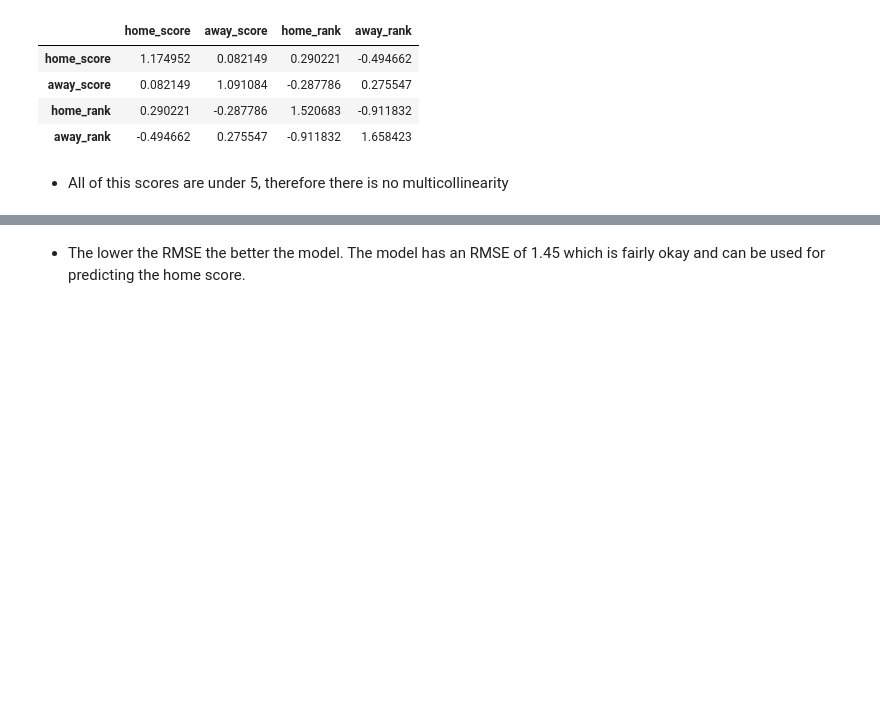
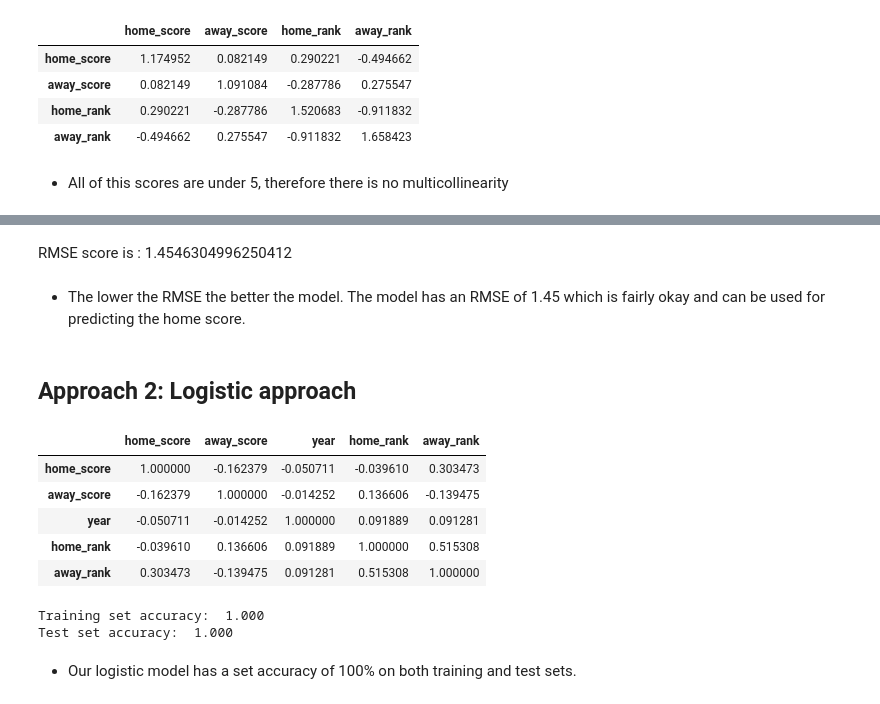
Before and after one commit to WinnieAnyoso/Football_prediction, a Jupyter notebook: Moringa_Data_Science_Core_W6_Independent_Project_2020_07_Winnie_Anyoso_Python.ipynb, the cells around one changed output, grey strips where cells are left out. Cells and saved outputs as stored; diff of their text form; code cells hidden in the pictures; blank space fills up the shorter version.

```diff
--- a/Moringa_Data_Science_Core_W6_Independent_Project_2020_07_Winnie_Anyoso_Python.ipynb
+++ b/Moringa_Data_Science_Core_W6_Independent_Project_2020_07_Winnie_Anyoso_Python.ipynb
@@ -758,2 +778,5 @@ RMSE score is : 1.4546304996250412
+# %% [markdown]
+
+RMSE score is : 1.4546304996250412
 # %% [markdown]
 * The lower the RMSE the better the model. The model has an RMSE of 1.45 which is fairly okay and can be used for predicting the home score.
@@ -759,0 +785,54 @@ RMSE score is : 1.4546304996250412
+# %% [markdown]
+## Approach 2: Logistic approach
+# %%
+# picking the  necessary columns for the logistic approach method.
+fifa_log= final_fifa3[['home_team', 'away_team', 'home_score', 'away_score', 'year', 'home_rank', 'away_rank', 'Result']]
+fifa_log.head(2)
+# %%
+corr = fifa_log.corr()
+corr
+# %% [output]
+|  | home_score | away_score | year | home_rank | away_rank |
+| home_score | 1.000000 | -0.162379 | -0.050711 | -0.039610 | 0.303473 |
+| away_score | -0.162379 | 1.000000 | -0.014252 | 0.136606 | -0.139475 |
+| year | -0.050711 | -0.014252 | 1.000000 | 0.091889 | 0.091281 |
+| home_rank | -0.039610 | 0.136606 | 0.091889 | 1.000000 | 0.515308 |
+| away_rank | 0.303473 | -0.139475 | 0.091281 | 0.515308 | 1.000000 |
+# %%
+# Spliting the data into features and the target variable
+a = fifa_log.iloc[:, 0:7]
+y = fifa_log.iloc[:,7:8]
+
+# Encoding the categorical features
+import sklearn as sk
+from sklearn import preprocessing
+from sklearn.preprocessing import OrdinalEncoder
+e = sk.preprocessing.LabelEncoder
+le = preprocessing.LabelEncoder()
+# assigning the transformed dataframe to 'a'
+X = a.apply(e().fit_transform)
+X
+
+
+# Spliting the data into training and testing sets
+X_train, X_test, y_train, y_test = train_test_split(X, y, test_size = 0.5, random_state = 10)
+
+# Instantiating the model and training the model
+from sklearn.linear_model import LogisticRegression
+logistic = LogisticRegression()
+logistic.fit(X_train, y_train)
+
+# Test and Training Scores
+score = logistic.score(X_train, y_train)
+score2 = logistic.score(X_test, y_test)
+
+print('Training set accuracy: ', '%.3f'%(score))
+print('Test set accuracy: ', '%.3f'%(score2))
+
+# Making predictions
+y_pred = logistic.predict(X_test)
+# %% [output]
+Training set accuracy:  1.000
+Test set accuracy:  1.000
+# %% [markdown]
+- Our logistic model has a set accuracy of 100% on both training and test sets.
```
Also changed, not shown: parts of 9 cells of this notebook.
